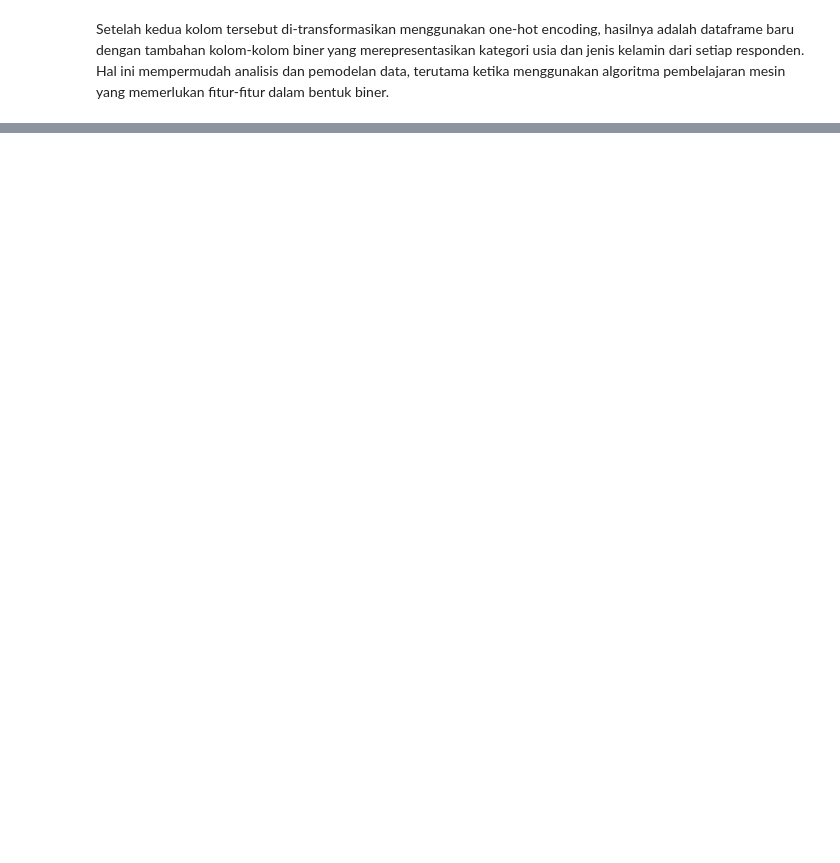
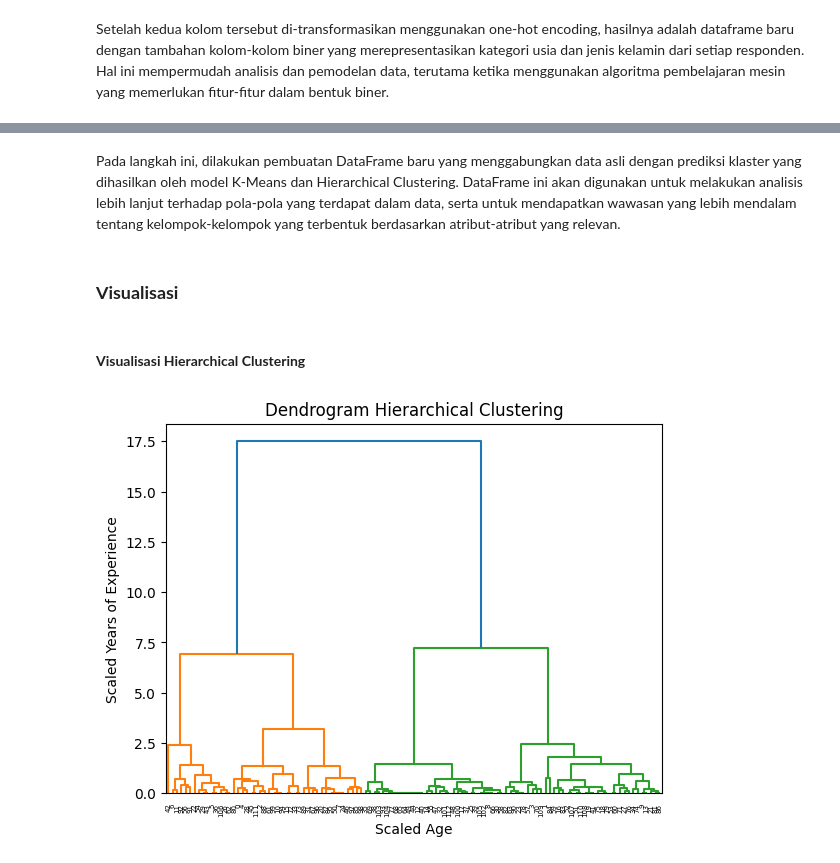
Before and after one commit to Udinkosd/Data-Mining-2024, a Jupyter notebook: Salary_Data.ipynb, the cells around one changed output, grey strips where cells are left out. Drawn from its saved outputs; the diff is of its cells as text; code cells hidden in the pictures; blank space fills up the shorter version.

```diff
--- a/Salary_Data.ipynb
+++ b/Salary_Data.ipynb
@@ -709,0 +596,4 @@ df.to_csv('/content/drive/My Drive/Data Cleaned.csv', index=False)
+# %%
+url = 'https://raw.githubusercontent.com/Udinkosd/Data-Mining-2024/main/Data%20Cleaned.csv'
+df2 = pd.read_csv(url)
+df2
@@ -709,0 +616,8 @@ df.to_csv('/content/drive/My Drive/Data Cleaned.csv', index=False)
+# %%
+X = df2[['Age', 'Years of Experience', 'Salary']]
+y = df2['JobCategory']
+
+X_train, X_test, y_train, y_test = train_test_split(X, y, test_size=0.3, random_state=42)
+
+print("Training set shape:", X_train.shape, y_train.shape)
+print("Test set shape:", X_test.shape, y_test.shape)
@@ -709,0 +684,7 @@ df.to_csv('/content/drive/My Drive/Data Cleaned.csv', index=False)
+# %%
+x_test = pd.DataFrame(X_test, columns=['Age', 'Years of Experience', 'Salary',])
+
+kmn_col = pd.DataFrame(kmn_pred, columns=["kmeans_cluster"])
+hrc_col = pd.DataFrame(hrc_pred, columns=["hierarchical_cluster"])
+
+combined_data = pd.concat([x_test, kmn_col, hrc_col], axis=1)
@@ -709,0 +700,9 @@ df.to_csv('/content/drive/My Drive/Data Cleaned.csv', index=False)
+# %%
+x_test = pd.DataFrame(x_test).reset_index(drop=True)
+
+y_test = pd.DataFrame(y_test).reset_index(drop=True)
+
+kmn_col = pd.DataFrame(kmn_pred.astype(int), columns=["kmn_prediction"])
+hrc_col = pd.DataFrame(hrc_pred.astype(int), columns=["hrc_prediction"])
+
+combined_data = pd.concat([x_test, y_test, kmn_col, hrc_col], axis=1)
@@ -709,0 +817,17 @@ df.to_csv('/content/drive/My Drive/Data Cleaned.csv', index=False)
+# %% [markdown]
+Pada langkah ini, dilakukan pembuatan DataFrame baru yang menggabungkan data asli dengan prediksi klaster yang dihasilkan oleh model K-Means dan Hierarchical Clustering. DataFrame ini akan digunakan untuk melakukan analisis lebih lanjut terhadap pola-pola yang terdapat dalam data, serta untuk mendapatkan wawasan yang lebih mendalam tentang kelompok-kelompok yang terbentuk berdasarkan atribut-atribut yang relevan.
+# %% [markdown]
+### **Visualisasi**
+# %% [markdown]
+#### **Visualisasi Hierarchical Clustering**
+# %%
+scaler = StandardScaler()
+x_scaled = scaler.fit_transform(combined_data[['Salary', 'Years of Experience']])
+Z = hierarchy.linkage(x_scaled, method='ward')
+dn = hierarchy.dendrogram(Z)
+plt.title('Dendrogram Hierarchical Clustering')
+plt.xlabel('Scaled Age')
+plt.ylabel('Scaled Years of Experience')
+plt.show()
+# %% [output]
+[figure, added]
```
Also changed, not shown: parts of 83 cells of this notebook.
